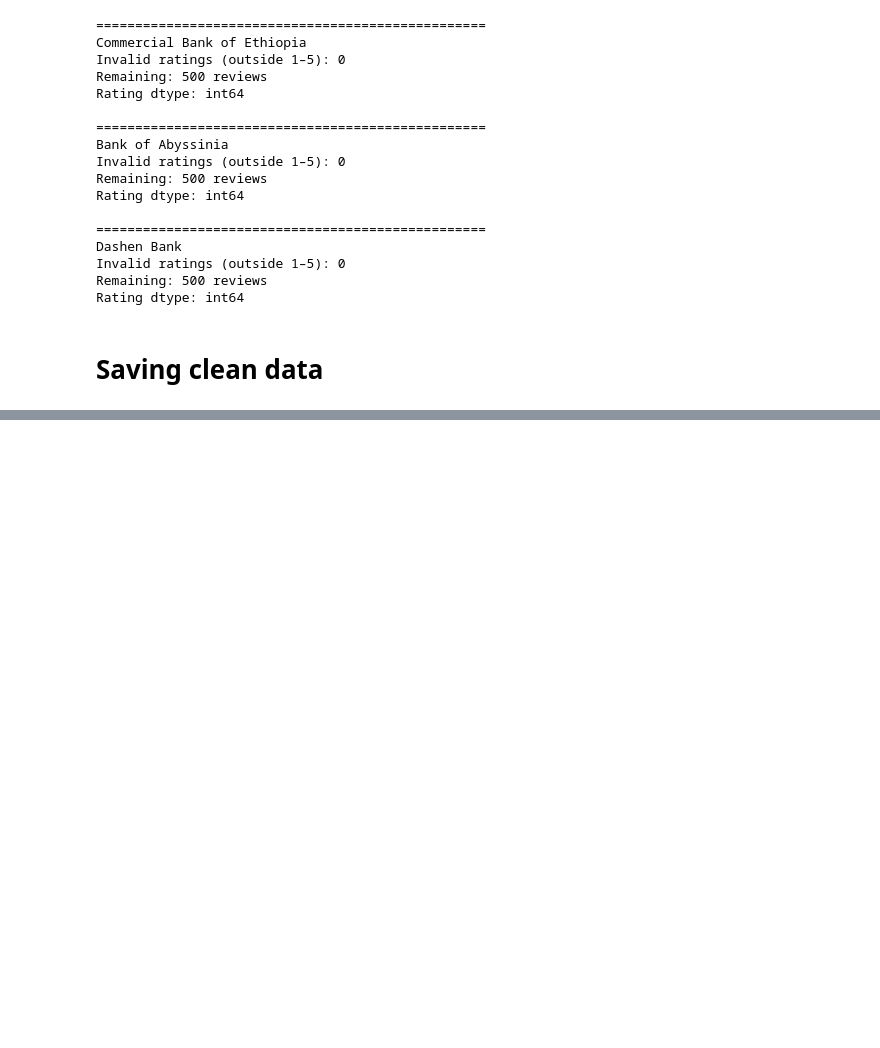
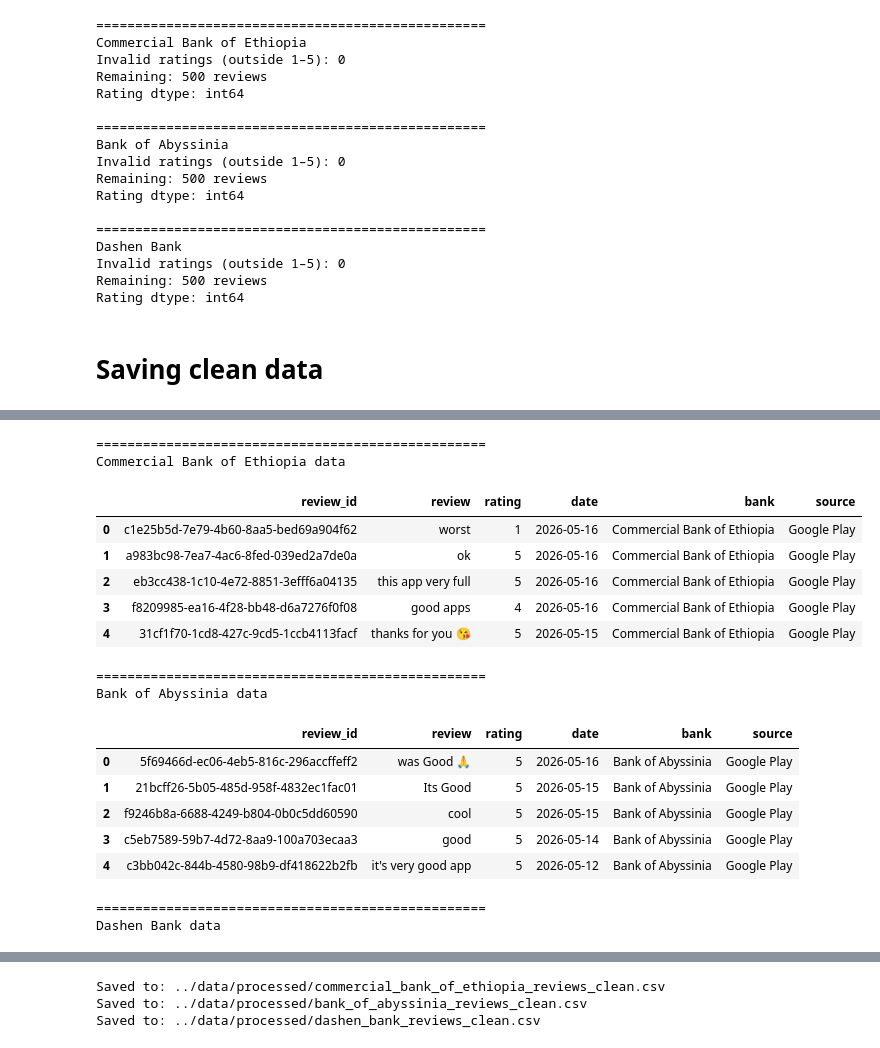
Before and after one commit to Megdelawit365/fintech-review-analytics, a Jupyter notebook: notebooks/web-scrap.ipynb, the cells around one changed output, grey strips where cells are left out. Saved outputs shown, nothing was run; the diff lists cells and outputs as text; code cells hidden in the pictures; blank space fills up the shorter version.

```diff
--- a/notebooks/web-scrap.ipynb
+++ b/notebooks/web-scrap.ipynb
@@ -448,0 +437,24 @@ Saved to: ../data/processed/dashen_bank_reviews_clean.csv
+# %%
+for name, data in df_clean.items():
+    print("=" * 50)
+    print(f"{name} data")
+    display(data.head())
+# %% [output]
+==================================================
+Commercial Bank of Ethiopia data
+|  | review_id | review | rating | date | bank | source |
+| 0 | c1e25b5d-7e79-4b60-8aa5-bed69a904f62 | worst | 1 | 2026-05-16 | Commercial Bank of Ethiopia | Google Play |
+| 1 | a983bc98-7ea7-4ac6-8fed-039ed2a7de0a | ok | 5 | 2026-05-16 | Commercial Bank of Ethiopia | Google Play |
+| 2 | eb3cc438-1c10-4e72-8851-3efff6a04135 | this app very full | 5 | 2026-05-16 | Commercial Bank of Ethiopia | Google Play |
+| 3 | f8209985-ea16-4f28-bb48-d6a7276f0f08 | good apps | 4 | 2026-05-16 | Commercial Bank of Ethiopia | Google Play |
+| 4 | 31cf1f70-1cd8-427c-9cd5-1ccb4113facf | thanks for you 😘 | 5 | 2026-05-15 | Commercial Bank of Ethiopia | Google Play |
+==================================================
+Bank of Abyssinia data
+|  | review_id | review | rating | date | bank | source |
+| 0 | 5f69466d-ec06-4eb5-816c-296accffeff2 | was Good 🙏 | 5 | 2026-05-16 | Bank of Abyssinia | Google Play |
+| 1 | 21bcff26-5b05-485d-958f-4832ec1fac01 | Its Good | 5 | 2026-05-15 | Bank of Abyssinia | Google Play |
+| 2 | f9246b8a-6688-4249-b804-0b0c5dd60590 | cool | 5 | 2026-05-15 | Bank of Abyssinia | Google Play |
+| 3 | c5eb7589-59b7-4d72-8aa9-100a703ecaa3 | good | 5 | 2026-05-14 | Bank of Abyssinia | Google Play |
+| 4 | c3bb042c-844b-4580-98b9-df418622b2fb | it's very good app | 5 | 2026-05-12 | Bank of Abyssinia | Google Play |
+==================================================
+Dashen Bank data
@@ -448,0 +467,12 @@ Saved to: ../data/processed/dashen_bank_reviews_clean.csv
+# %%
+os.makedirs('../data/processed', exist_ok=True)
+for name, df in df_clean.items():
+    name = re.sub(r'\s+', '_', name)
+    output_path = f"../data/processed/{name.lower()}_reviews_clean.csv"
+    df.to_csv(output_path, index=False)
+
+    print(f"Saved to: {output_path}")
+# %% [output]
+Saved to: ../data/processed/commercial_bank_of_ethiopia_reviews_clean.csv
+Saved to: ../data/processed/bank_of_abyssinia_reviews_clean.csv
+Saved to: ../data/processed/dashen_bank_reviews_clean.csv
```
Also changed, not shown: parts of 10 cells of this notebook.
